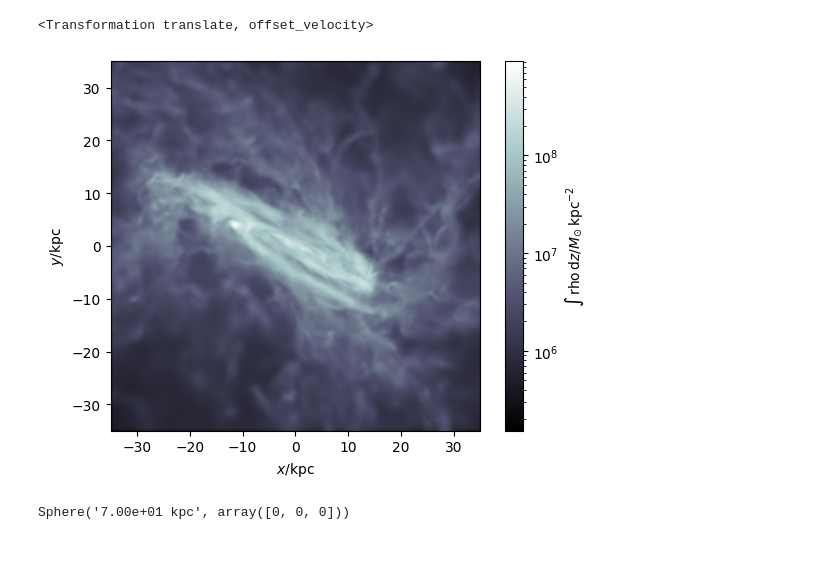
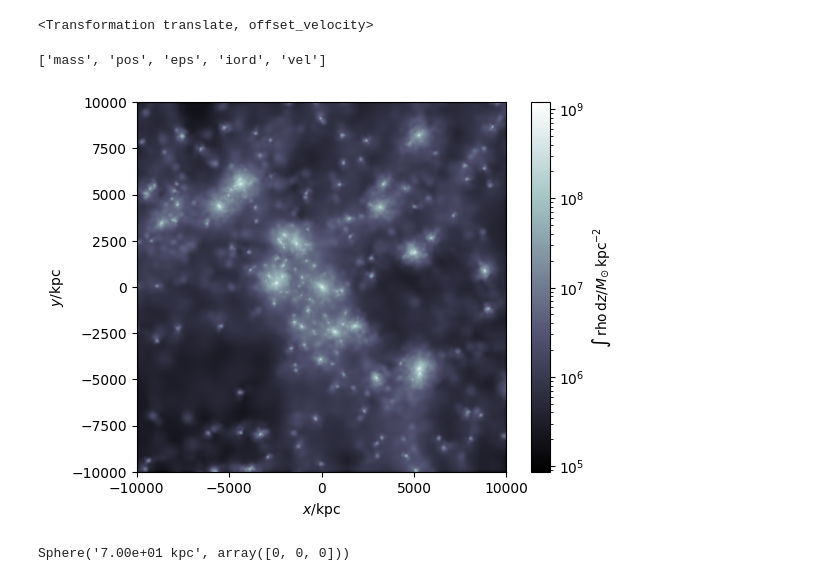
Before and after one commit to Astrovisio/data-experiments, a Jupyter notebook: test_export_2.ipynb, the cells around one changed output. Drawn from its saved outputs; the diff is of its cells as text; code cells hidden in the pictures; blank space fills up the shorter version.

```diff
--- a/test_export_2.ipynb
+++ b/test_export_2.ipynb
@@ -4,9 +4,9 @@ import matplotlib.pyplot as plt
 import pynbody
 import os, h5py
 # %%
-size_cut_mpc = "70 kpc"
+size_cut_mpc = "20 Mpc"
 
-s = pynbody.load(".data/other_data/342447.hdf5")
+s = pynbody.load(".data/step_1_uniform/gadget_output/snapshot_047.hdf5")
 s.physical_units()
 
 print("avaiable types" , s.families())
@@ -15,2 +14,0 @@ avaiable types [<Family gas>, <Family dm>, <Family star>, <Family bh>]
-# %%
-s.star.loadable_keys()
@@ -38,22 +18,26 @@ pynbody.analysis.halo.center(s)
 <Transformation translate, offset_velocity>
 # %%
 mask = pynbody.filt.Sphere(size_cut_mpc)
-s_cut = s.gas[mask]
+s_cut = s.dm[mask]
+# %%
+s_cut.loadable_keys()
+# %% [output]
+['mass', 'pos', 'eps', 'iord', 'vel']
 # %%
 map_out = pynbody.plot.sph.image(
                                   s_cut
-                                 , width= str(70)+" kpc"
+                                 , width= str(20)+" Mpc"
                                  , qty="rho"
                                  , av_z=None
                                  , units="Msol kpc^-2"
                                  , resolution=512
                                  , cmap="bone",noplot=False
                                  )
 
 
 plt.show()
 # %% [output]
-[figure, old version]
+[figure, new version]
 # %%
 mask
 # %% [output]
```
Also changed, not shown: parts of 7 cells of this notebook, 8 other files.
